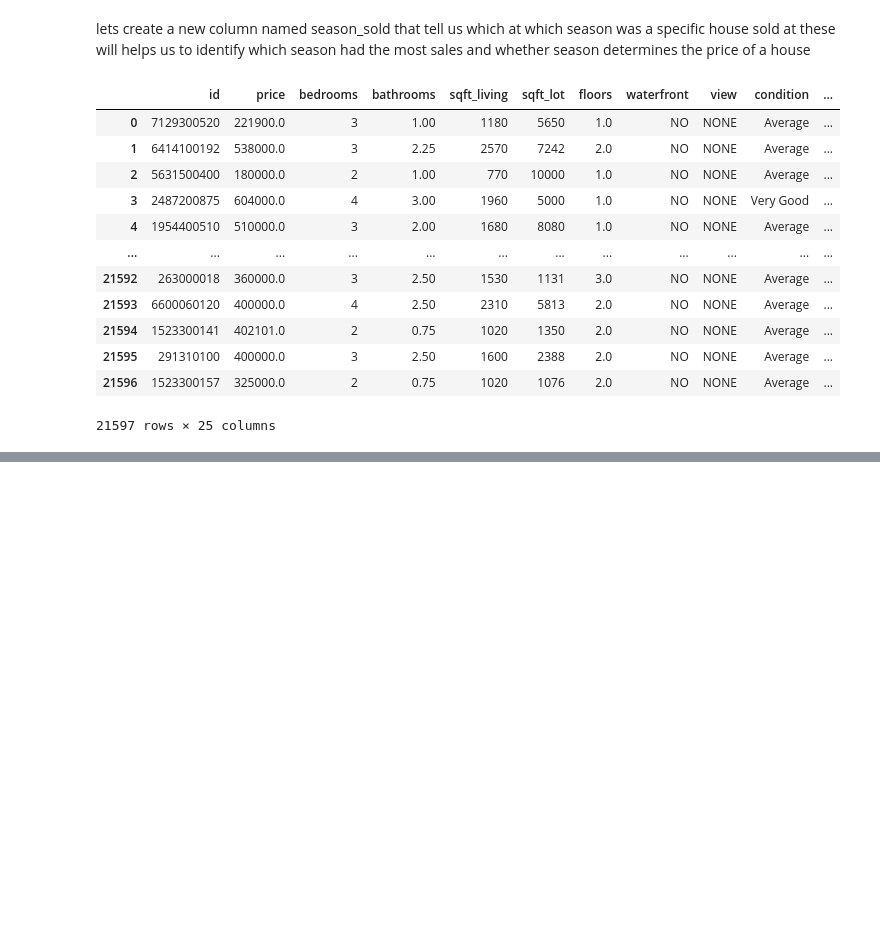
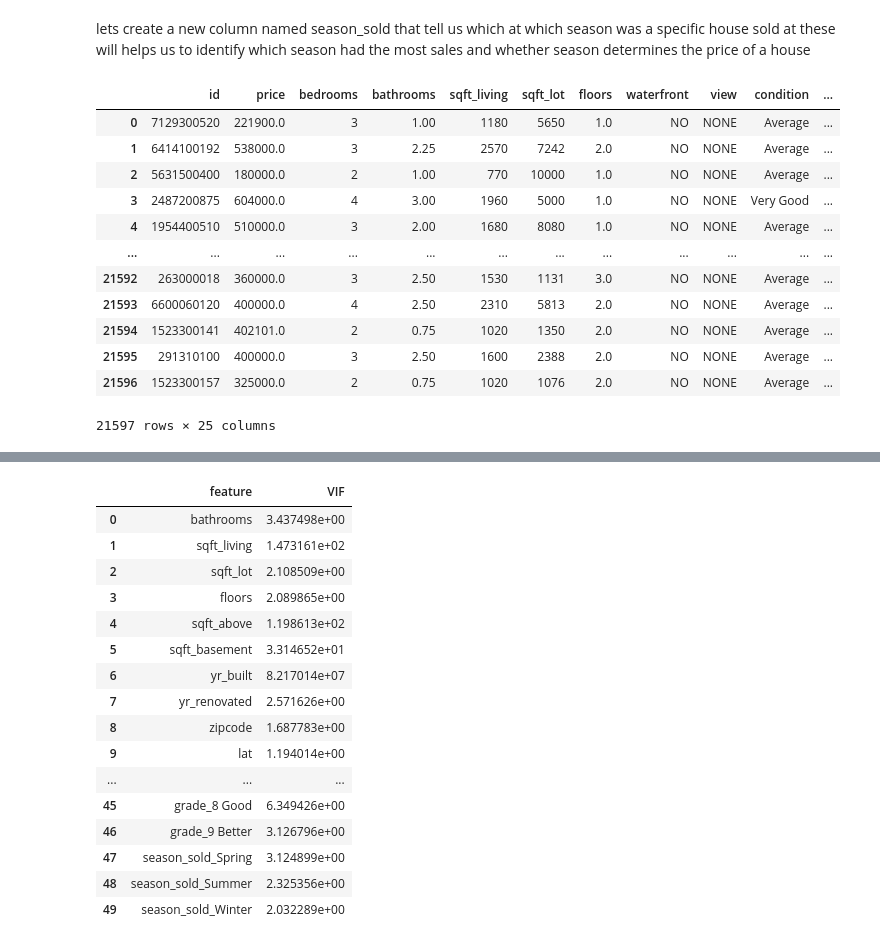
Before and after one commit to ggeorgekkariuki/Kings-Country-Housing-Project, a Jupyter notebook: student.ipynb, the cells around one changed output, grey strips where cells are left out. Cells and saved outputs as stored; diff of their text form; code cells hidden in the pictures; blank space fills up the shorter version.

```diff
--- a/student.ipynb
+++ b/student.ipynb
@@ -637,2 +693,32 @@ Notes:
 strong multicollinearity problems or that the design matrix is singular.
 <statsmodels.regression.linear_model.RegressionResultsWrapper at 0x...>
+# %%
+#Addressing Multicollinearity
+#Calculating the VIF values
+X = kc_data_encoded.drop(columns=['price'], axis=1)
+from statsmodels.stats.outliers_influence import variance_inflation_factor
+
+def calculate_vif(X):
+    vif_data = pd.DataFrame()
+    vif_data["feature"] = X.columns
+    vif_data["VIF"] = [variance_inflation_factor(X.values, i) for i in range(X.shape[1])]
+    return vif_data
+calculate_vif(X)
+# %% [output]
+|  | feature | VIF |
+| 0 | bathrooms | 3.437498e+00 |
+| 1 | sqft_living | 1.473161e+02 |
+| 2 | sqft_lot | 2.108509e+00 |
+| 3 | floors | 2.089865e+00 |
+| 4 | sqft_above | 1.198613e+02 |
+| 5 | sqft_basement | 3.314652e+01 |
+| 6 | yr_built | 8.217014e+07 |
+| 7 | yr_renovated | 2.571626e+00 |
+| 8 | zipcode | 1.687783e+00 |
+| 9 | lat | 1.194014e+00 |
+| ... | ... | ... |
+| 45 | grade_8 Good | 6.349426e+00 |
+| 46 | grade_9 Better | 3.126796e+00 |
+| 47 | season_sold_Spring | 3.124899e+00 |
+| 48 | season_sold_Summer | 2.325356e+00 |
+| 49 | season_sold_Winter | 2.032289e+00 |
```
Also changed, not shown: parts of 16 cells of this notebook.
